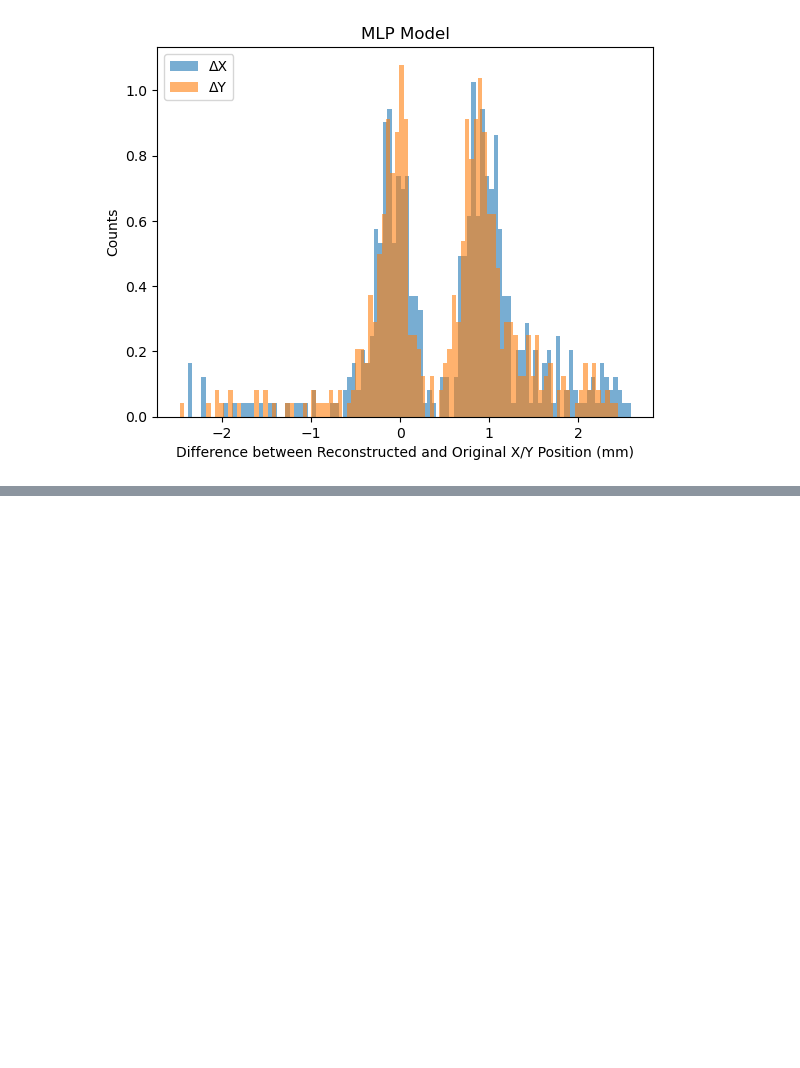
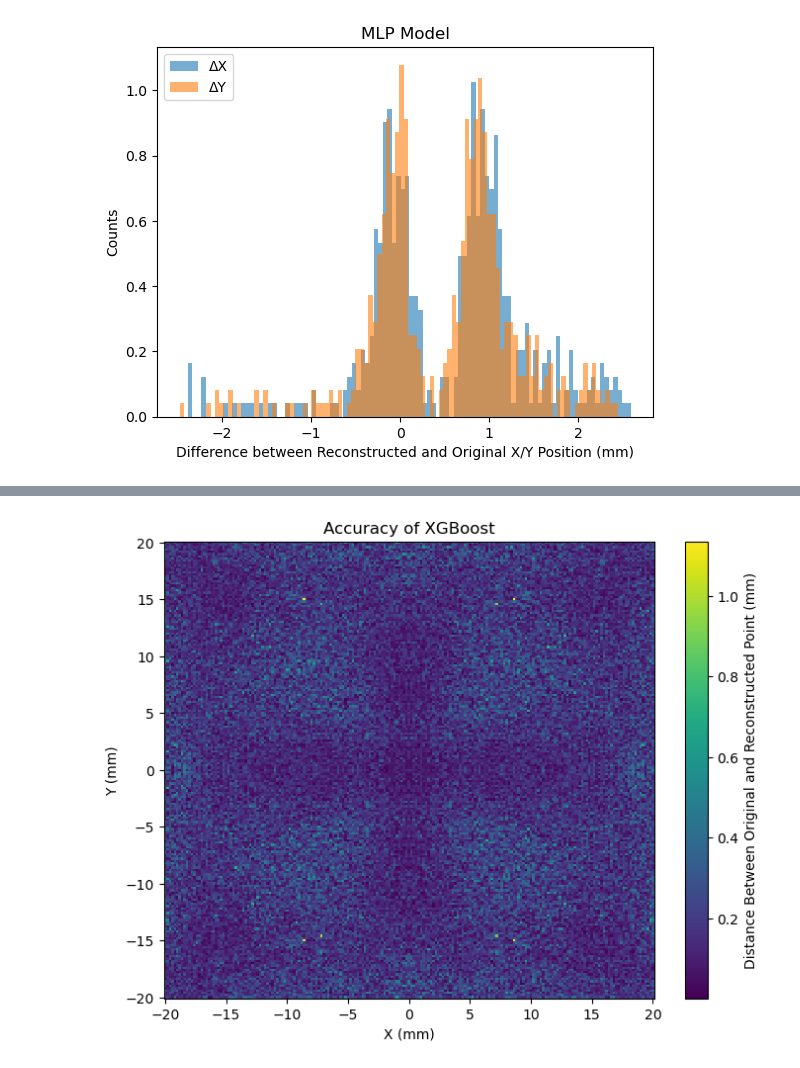
Before and after one commit to ah-licks/PET-cell-code, a Jupyter notebook: graph generation.ipynb, the cells around one changed output, grey strips where cells are left out. Drawn from its saved outputs; the diff is of its cells as text; code cells hidden in the pictures; blank space fills up the shorter version.

```diff
--- a/graph generation.ipynb
+++ b/graph generation.ipynb
@@ -139,0 +274,18 @@ plt.savefig("MLP_resolution.png")
+# %%
+#XGBoost colormap
+#creating colormap
+plt.figure(figsize=(8, 6))
+plt.pcolormesh(xaxis_cut, yaxis_cut, XGBoost_data_cut_distances[6], shading='auto', cmap='viridis')
+
+# Add color bar
+plt.colorbar(label='Distance Between Original and Reconstructed Point (mm)')
+
+# Add labels and title
+plt.xlabel('X (mm)')
+plt.ylabel('Y (mm)')
+plt.title('Accuracy of XGBoost')
+
+# Display the plot
+plt.savefig("xgboost_accuracy_cut.png")
+# %% [output]
+[figure, added]
```
Also changed, not shown: parts of 7 cells of this notebook, 1 other file.
